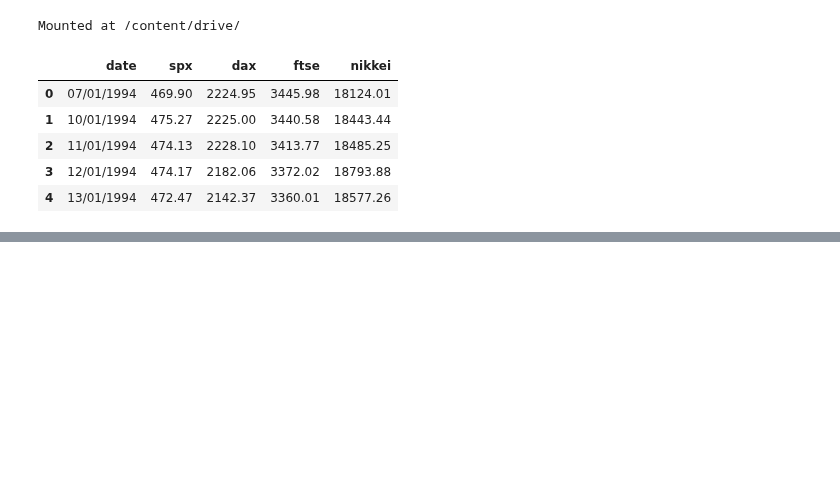
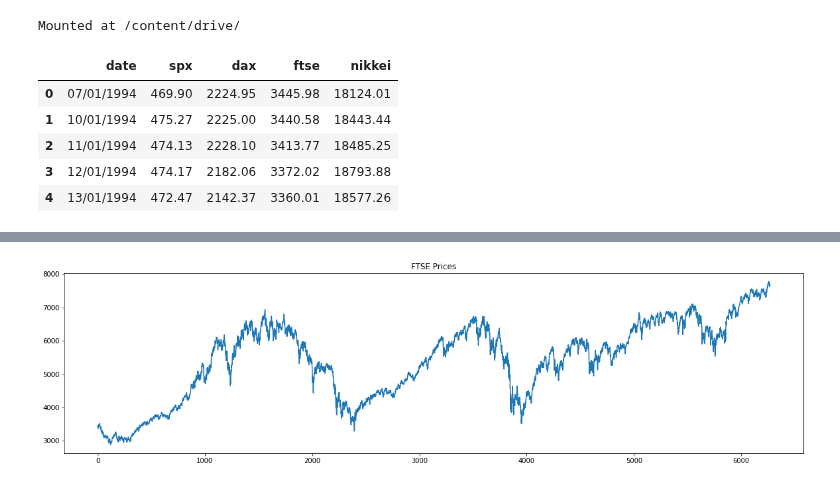
Before and after one commit to Priyo-prog/Time-series-analysis, a Jupyter notebook: Intoduction/Introduction_to_time_series.ipynb, the cells around one changed output, grey strips where cells are left out. Saved outputs shown, nothing was run; the diff lists cells and outputs as text; code cells hidden in the pictures; blank space fills up the shorter version.

```diff
--- a/Intoduction/Introduction_to_time_series.ipynb
+++ b/Intoduction/Introduction_to_time_series.ipynb
@@ -31,0 +61,5 @@ df_comp = raw_csv_data.copy()
+# %%
+df_comp.ftse.plot(figsize=(20,5), title="FTSE Prices")
+plt.show()
+# %% [output]
+[figure, added]
```
Also changed, not shown: parts of 6 cells of this notebook.
